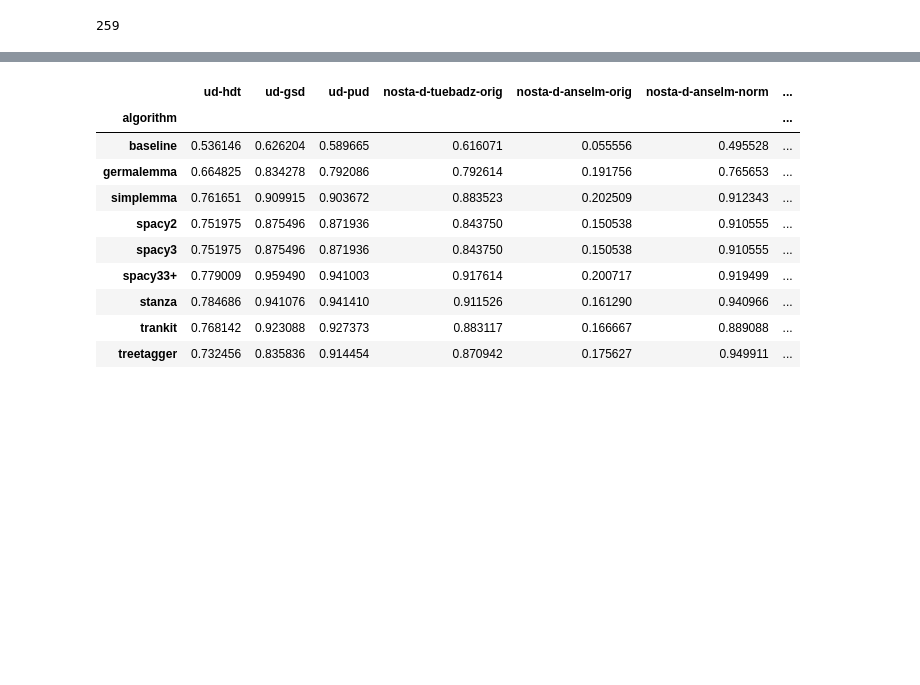
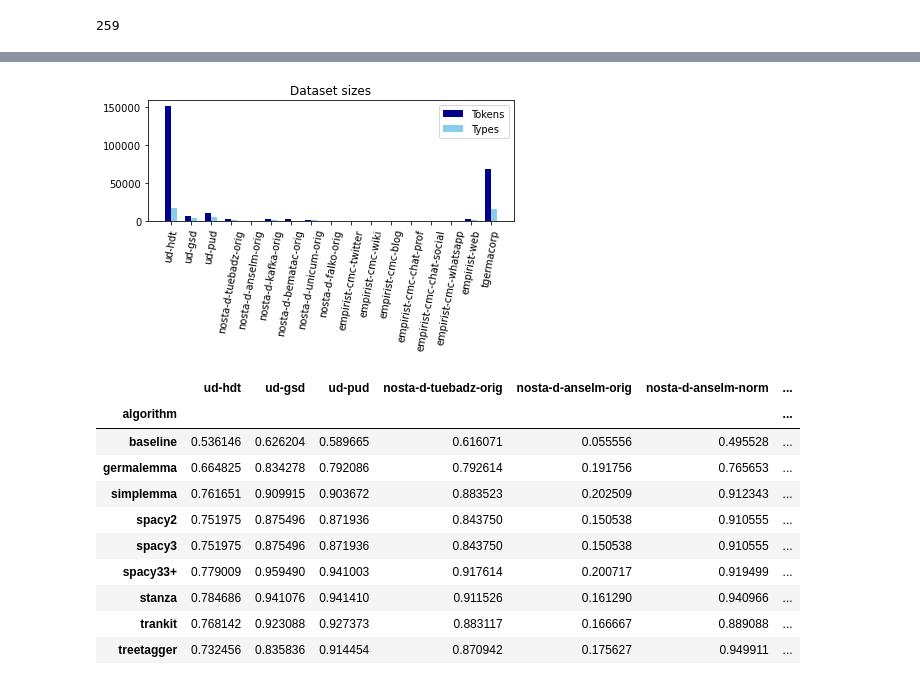
Before and after one commit to zentrum-lexikographie/eval-de-lemma, a Jupyter notebook: nbs/evaluation.ipynb, the cells around one changed output, grey strips where cells are left out. Saved outputs shown, nothing was run; the diff lists cells and outputs as text; code cells hidden in the pictures; blank space fills up the shorter version.

Commit message:
add corpus description, eval by pos

```diff
--- a/nbs/evaluation.ipynb
+++ b/nbs/evaluation.ipynb
@@ -21,7 +23,7 @@ for FILE in FILES:
         print(len(results))
         if algos[-1] == 'baseline':
             corpora = [f['dataset'] for f in results]
-        if len(results) != len(corpora):  # check for unlemmatized datasets
+        if len(results) != len(corpora) and len(results) != 0:  # check for unlemmatized datasets
             print(set(corpora).difference(set([f['dataset'] for f in results])))
 # %% [output]
 29
@@ -98,0 +81,9 @@ data[0]
+# %%
+corpora = pd.DataFrame(columns=['corpus', 'size', 'lemma tokens', 'lemma types'])
+for d in data[:29]:  # baseline files
+    if 'norm' in d['dataset']:  # only original file
+        continue
+    line = [d['dataset'], d['sample-size'], d['metrics']['overall']['number_of_lemmata'],
+           d['metrics']['overall']['true-pred-types'][0]]
+    corpora.loc[len(corpora)] = line
+corpora = corpora.set_index('corpus')
@@ -99,3 +112,29 @@ data[0]
+# %%
+labels = corpora.index
+tokens = corpora['lemma tokens']
+types = corpora['lemma types']
+
+x = np.arange(len(labels))  # the label locations
+width = 0.3  # the width of the bars
+
+fig, ax = plt.subplots()
+rects1 = ax.bar(x - width/2, tokens, width, label='Tokens', color="darkblue")
+rects2 = ax.bar(x + width/2, types, width, label='Types', color="skyblue")
+
+# Add some text for labels, title and custom x-axis tick labels, etc.
+#ax.set_ylabel('Scores')
+ax.set_title('Dataset sizes')
+ax.set_xticks(x)#, labels
+ax.set_xticklabels(labels)
+ax.legend()
+plt.xticks(rotation=80)
+
+#ax.bar_label(rects1, padding=3)
+#ax.bar_label(rects2, padding=3)
+
+fig.tight_layout()
+# %% [output]
+[figure, added]
 # %%
 def generate_table(df, feature, plot=True):
     table = pd.DataFrame(columns=['algorithm']+corpora)
```
Also changed, not shown: parts of 25 cells of this notebook.
